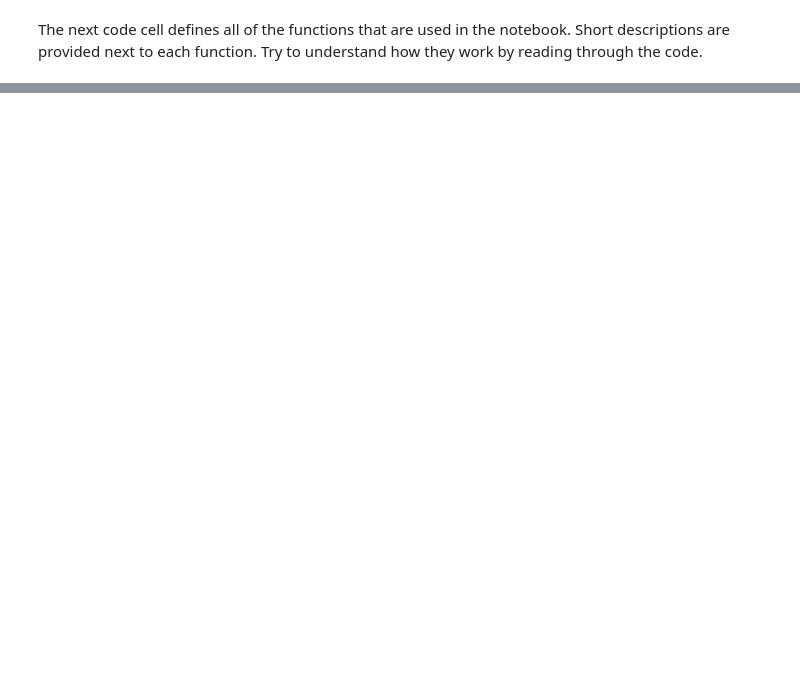
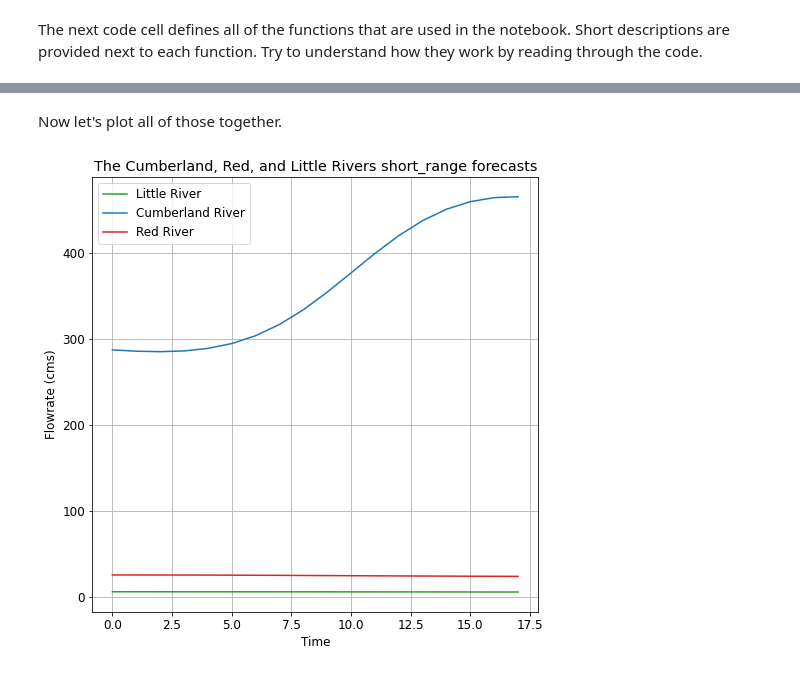
Before and after one commit to justinhunter1/NWM_HydroLearn_Notebooks, a Jupyter notebook: NWM_Sandbox_1.ipynb, the cells around one changed output, grey strips where cells are left out. Cells and saved outputs as stored; diff of their text form; code cells hidden in the pictures; blank space fills up the shorter version.

```diff
--- a/NWM_Sandbox_1.ipynb
+++ b/NWM_Sandbox_1.ipynb
@@ -130,0 +198,15 @@ ax.grid(True)
+# %% [markdown]
+Now let's plot all of those together.
+# %%
+plt.rc('font', size=12)
+fig, ax = plt.subplots(figsize=(8, 8))
+ax.plot(little_series, color='tab:green', label='Streamflow')
+ax.plot(cumberland_series, color='tab:blue', label='Streamflow')
+ax.plot(red_series, color='tab:red', label='Streamflow')
+ax.set_xlabel('Time')
+ax.set_ylabel('Flowrate (cms)')
+ax.set_title('The Cumberland, Red, and Little Rivers' + ' short_range forecasts')
+plt.legend(["Little River", "Cumberland River", "Red River"])
+ax.grid(True)
+# %% [output]
+[figure, added]
```
Also changed, not shown: parts of 9 cells of this notebook.
